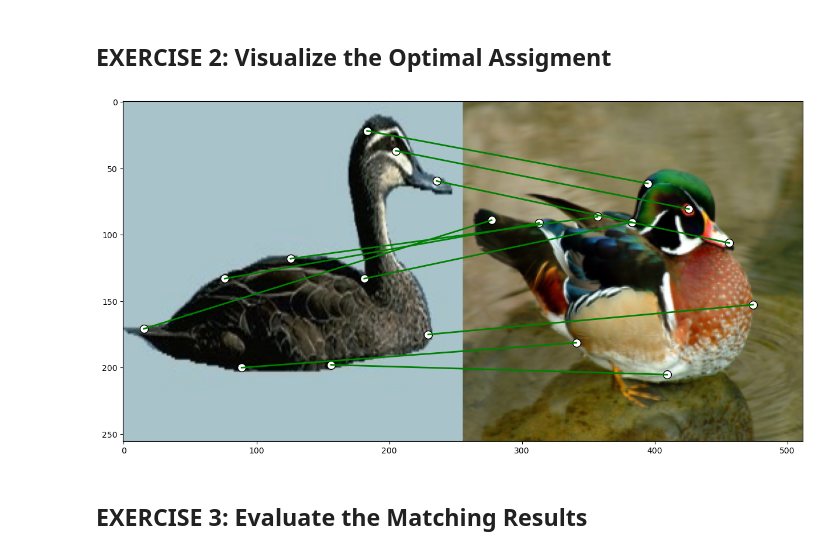
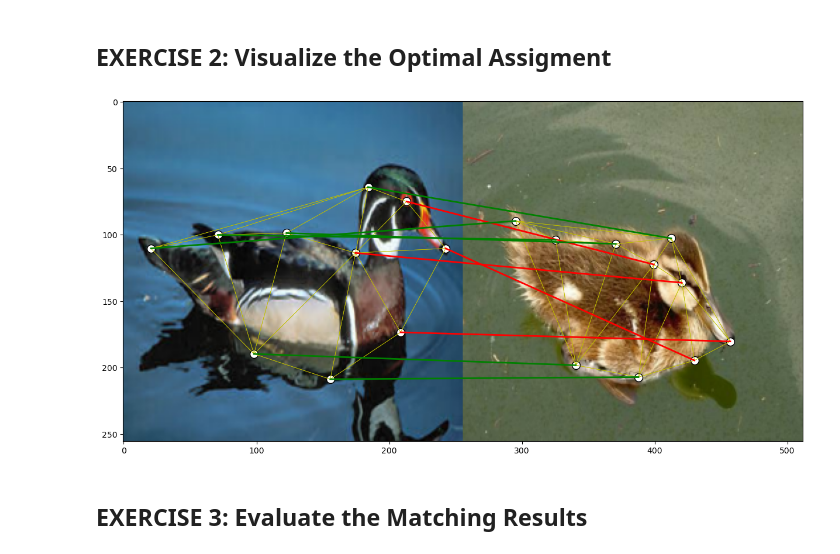
Before and after one commit to Alfonso647/TAB, a Jupyter notebook: parte3.ipynb, the cells around one changed output. Cells and saved outputs as stored; diff of their text form; code cells hidden in the pictures.

```diff
--- a/parte3.ipynb
+++ b/parte3.ipynb
@@ -8,6 +8,8 @@ import matplotlib.pyplot as plt
 from scipy.spatial import Delaunay
 from scipy.optimize import linear_sum_assignment
 import os
+
+#------------------------------------------------------------------------------------------#
 
 def load_and_preprocess_images(img_path1, img_path2, mat_path1, mat_path2):
     """
@@ -32,6 +34,7 @@ def load_and_preprocess_images(img_path1, img_path2, mat_path1, mat_path2):
     # Devolvemos los valores para poder usar la otra función
     return imgs[0], imgs[1], kpts_list[0], kpts_list[1]
 
+#------------------------------------------------------------------------------------------#
 
 def delaunay_triangulation(kpts):
     """
@@ -68,6 +71,7 @@ def delaunay_triangulation(kpts):
 
     return A
 
+#--------------------------------------------------------------------------------------------#
 
 def simple_spatial_matching(kpts1, kpts2):
     """
@@ -101,11 +105,12 @@ def simple_spatial_matching(kpts1, kpts2):
     matching[row_index,col_index] = 1
     return matching
 
+#----------------------------------------------------------------------------------------------#
+
 def visualize_matching_full(img1, img2, kpts1, kpts2, adj_matrix1, adj_matrix2, matching):
     """
     Visualiza el matching completo entre dos grafos
     """
-
 
     # Graficar una imagen al lado de otra
     plt.figure(figsize=(15,8))
@@ -121,6 +126,24 @@ def visualize_matching_full(img1, img2, kpts1, kpts2, adj_matrix1, adj_matrix2,
     # Graficar las coordenadas (keypoints)
     plt.scatter(kpts1[0], kpts1[1], c='w', edgecolors='k', s=100)
     plt.scatter(kpts2[0] + ancho, kpts2[1], c='w', edgecolors='k', s=100)
+
+
+    # Aristas imagen 1
+    for i in range(adj_matrix1.shape[0]):
+        for j in range(adj_matrix1.shape[1]):
+            if adj_matrix1[i,j] == 1:
+                plt.plot([kpts1[0,i], kpts1[0,j]],
+                         [kpts1[1,i], kpts1[1,j]],
+                         'y-', linewidth=0.5)
+
+    # Aristas  imagen 2
+    for i in range(adj_matrix2.shape[0]):
+        for j in range(adj_matrix2.shape[1]):
+            if adj_matrix2[i,j] == 1:
+                plt.plot([kpts2[0,i] + ancho, kpts2[0,j] + ancho],
+                         [kpts2[1,i], kpts2[1,j]],
+                         'y-', linewidth=0.5)
+
     # Graficamoslas arsitas del matching
     for i in range(matching.shape[0]):
         for j in range(matching.shape[1]):
@@ -129,23 +152,31 @@ def visualize_matching_full(img1, img2, kpts1, kpts2, adj_matrix1, adj_matrix2,
                 plt.plot([kpts1[0,i], kpts2[0,j] + ancho],
                          [kpts1[1,i], kpts2[1,j]],
                          color = color, linewidth=2)
+
+#----------------------------------------------------------------------------------------#
 # %% [markdown]
 ## EXERCISE 2: Visualize the Optimal Assigment
 # %%
 # Ejercicio 2
 
-# Cargamos el par de imágenes
-img1, img2, kpt1, kpt2 = load_and_preprocess_images()
+# Cargamos las rutas el par de imágenes
+img_path1 = './data/WillowObject/WILLOW-ObjectClass/Duck/060_0081.png'
+mat_path1 = './data/WillowObject/WILLOW-ObjectClass/Duck/060_0081.mat'
+
+img_path2 = './data/WillowObject/WILLOW-ObjectClass/Duck/060_0066.png'
+mat_path2 = './data/WillowObject/WILLOW-ObjectClass/Duck/060_0066.mat'
+
+img1, img2, kpt1, kpt2 = load_and_preprocess_images(img_path1, img_path2, mat_path1, mat_path2)
 
 # Aplicamos Delaunay
 matriz = delaunay_triangulation(kpt1)
 matriz2 = delaunay_triangulation(kpt2)
 # Hacemos el matching
 matching = simple_spatial_matching(kpt1, kpt2)
 
 # Visualizamos el matching completo
 visualize_matching_full(img1, img2, kpt1, kpt2, matriz, matriz2, matching)
 # %% [output]
-[figure, old version]
+[figure, new version]
 # %% [markdown]
 ## EXERCISE 3: Evaluate the Matching Results
```
